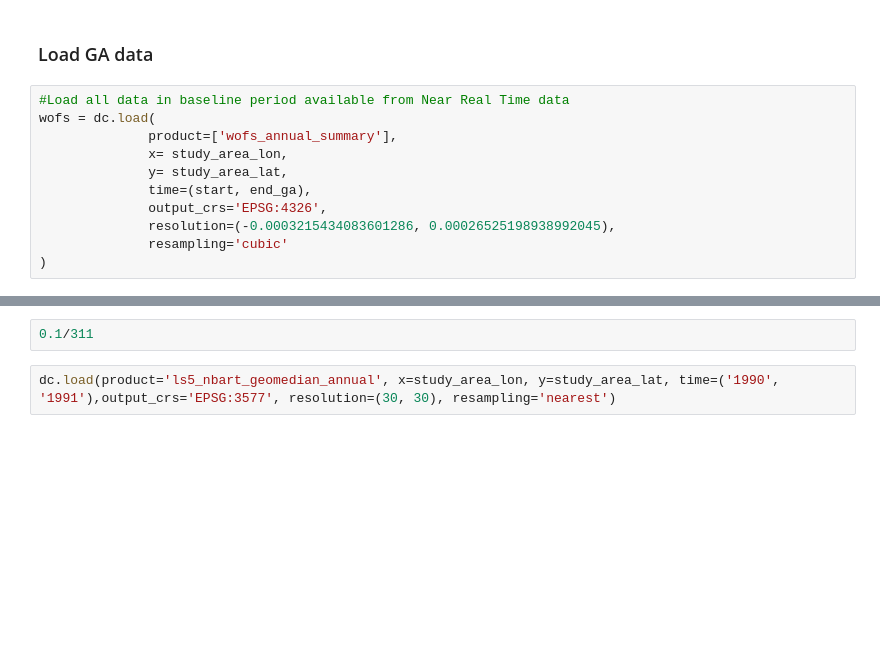
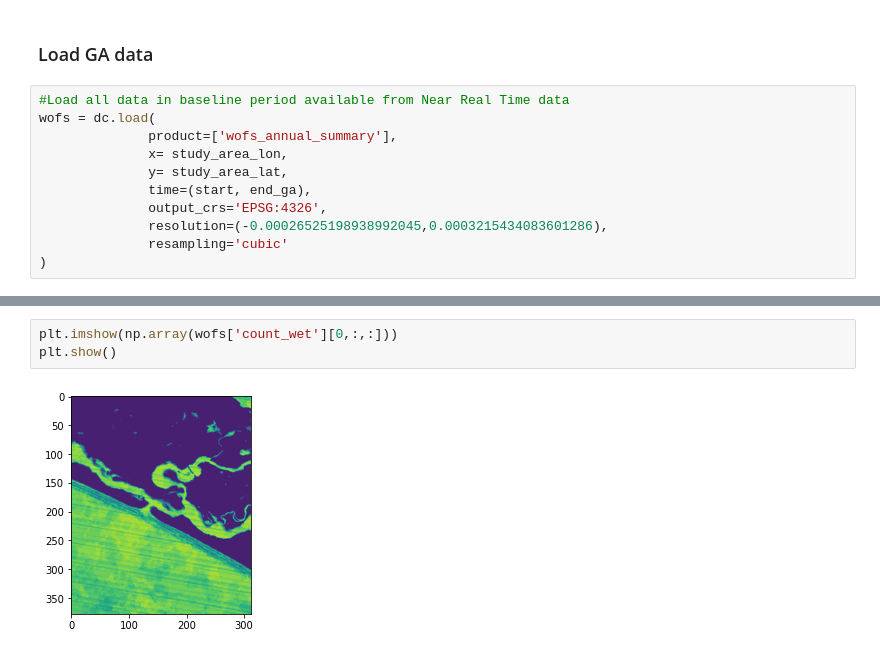
Before and after one commit to whatnick/dea-notebooks, a Jupyter notebook: Supplementary_data/GEE_GA_combo.ipynb, the cells around one changed output, grey strips where cells are left out. Cells and saved outputs as stored; diff of their text form; blank space fills up the shorter version.

```diff
--- a/Supplementary_data/GEE_GA_combo.ipynb
+++ b/Supplementary_data/GEE_GA_combo.ipynb
@@ -116,7 +144,7 @@ wofs = dc.load(
               y= study_area_lat,
               time=(start, end_ga),
               output_crs='EPSG:4326',
-              resolution=(-0.0003215434083601286, 0.00026525198938992045),
+              resolution=(-0.00026525198938992045,0.0003215434083601286),
               resampling='cubic'
 )
 # %%
@@ -124,4 +167,5 @@ wofs
-# %%
-0.1/311
-# %%
-dc.load(product='ls5_nbart_geomedian_annual', x=study_area_lon, y=study_area_lat, time=('1990', '1991'),output_crs='EPSG:3577', resolution=(30, 30), resampling='nearest')
+# %%
+plt.imshow(np.array(wofs['count_wet'][0,:,:]))
+plt.show()
+# %% [output]
+[figure, added]
```
Also changed, not shown: parts of 10 cells of this notebook.
